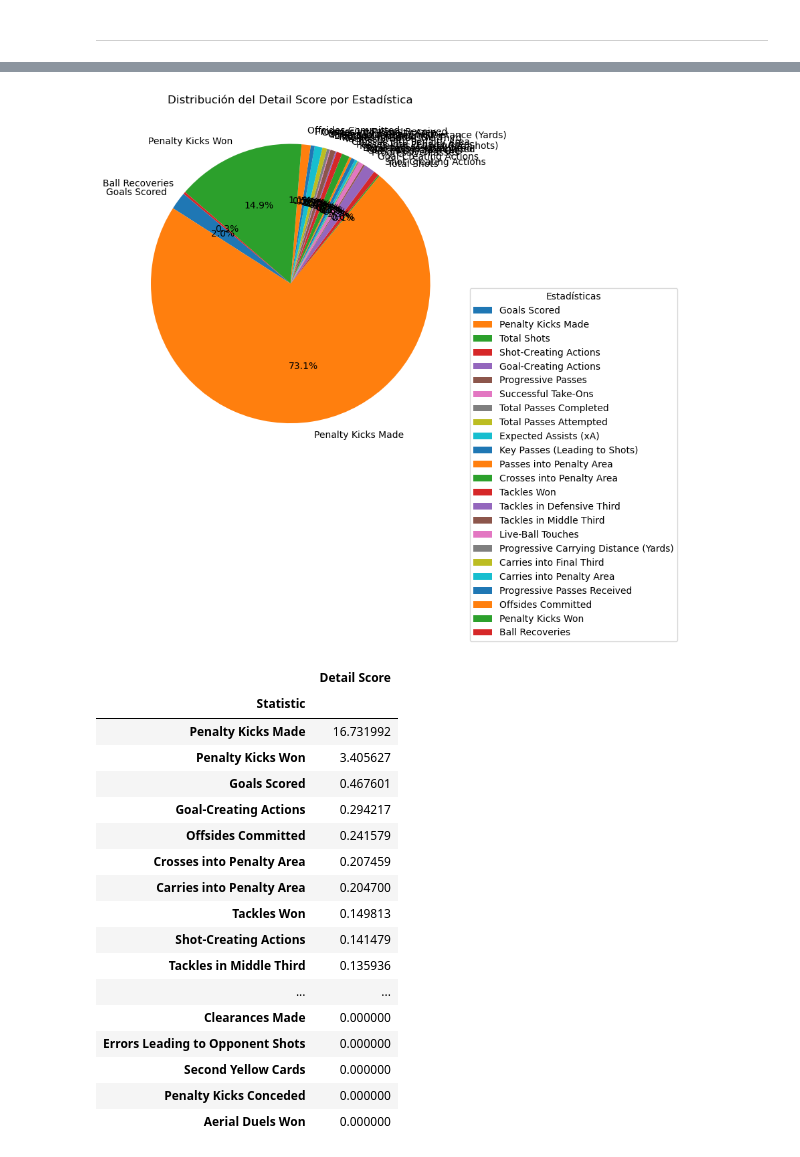
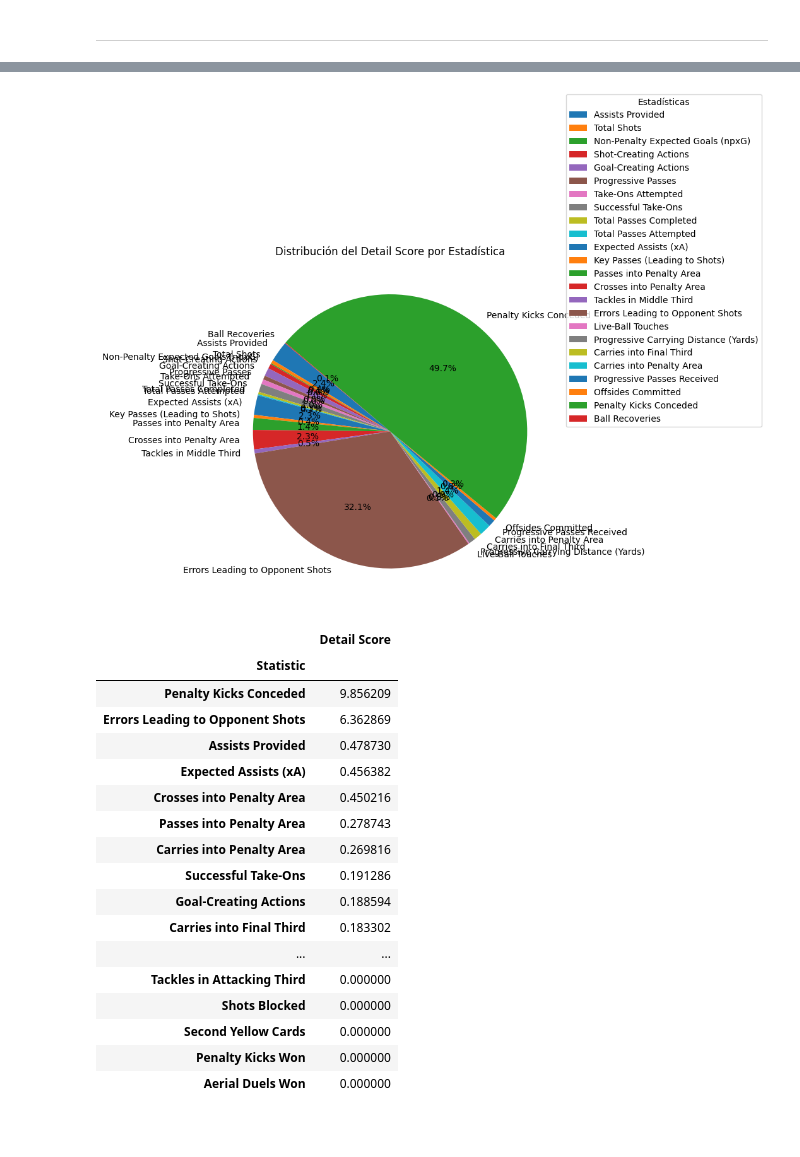
Before and after one commit to marcfolchp/thunder, a Jupyter notebook: YELO/formula-step1.ipynb, the cells around one changed output, grey strips where cells are left out. Saved outputs shown, nothing was run; the diff lists cells and outputs as text; code cells hidden in the pictures; blank space fills up the shorter version.

Commit message:
mas pruebas de scores

```diff
--- a/YELO/formula-step1.ipynb
+++ b/YELO/formula-step1.ipynb
@@ -619,55 +662,55 @@ def detail_score(db, row):
         if col in ["Group", "Score", "modified_score", "name player", "Normalized Score"]:
             continue
         group = row["Group"]
         score = (row[col] / medias[col][group]) * w[col][group]
         stats_scores.loc[col] = score
     return stats_scores
 
-detail_score_for_max_score = detail_score(new,new.loc[37801])
+detail_score_for_max_score = detail_score(new,new.loc[8847])
 
 import matplotlib.pyplot as plt
 
 # Crear el pie chart
 def plot_pie_chart(stats_scores):
     # Filtrar valores no cero
     stats_scores_filtered = stats_scores[stats_scores["Detail Score"] > 0]
 
     # Preparar datos para el gráfico
     labels = stats_scores_filtered.index  # Nombres de las estadísticas
     sizes = stats_scores_filtered["Detail Score"]  # Valores correspondientes
 
     # Crear el gráfico
     plt.figure(figsize=(10, 8))
     plt.pie(sizes, labels=labels, autopct='%1.1f%%', startangle=140)
     plt.title("Distribución del Detail Score por Estadística")
     plt.legend(labels, title="Estadísticas", loc="best", bbox_to_anchor=(1, 0.5))
     plt.tight_layout()
     plt.show()
 
 # Llamar la función con el dataframe resultante
 plot_pie_chart(detail_score_for_max_score)
 # %% [output]
-[figure, old version]
+[figure, new version]
 # %%
 detail_score_for_max_score.sort_values("Detail Score",ascending=False)
 # %% [output]
 |  | Detail Score |
 | Statistic |  |
-| Penalty Kicks Made | 16.731992 |
-| Penalty Kicks Won | 3.405627 |
-| Goals Scored | 0.467601 |
-| Goal-Creating Actions | 0.294217 |
-| Offsides Committed | 0.241579 |
-| Crosses into Penalty Area | 0.207459 |
-| Carries into Penalty Area | 0.204700 |
-| Tackles Won | 0.149813 |
-| Shot-Creating Actions | 0.141479 |
-| Tackles in Middle Third | 0.135936 |
+| Penalty Kicks Conceded | 9.856209 |
+| Errors Leading to Opponent Shots | 6.362869 |
+| Assists Provided | 0.478730 |
+| Expected Assists (xA) | 0.456382 |
+| Crosses into Penalty Area | 0.450216 |
+| Passes into Penalty Area | 0.278743 |
+| Carries into Penalty Area | 0.269816 |
+| Successful Take-Ons | 0.191286 |
+| Goal-Creating Actions | 0.188594 |
+| Carries into Final Third | 0.183302 |
 | ... | ... |
-| Clearances Made | 0.000000 |
-| Errors Leading to Opponent Shots | 0.000000 |
+| Tackles in Attacking Third | 0.000000 |
+| Shots Blocked | 0.000000 |
 | Second Yellow Cards | 0.000000 |
-| Penalty Kicks Conceded | 0.000000 |
+| Penalty Kicks Won | 0.000000 |
 | Aerial Duels Won | 0.000000 |
 # %%
 medias
```
Also changed, not shown: parts of 6 cells of this notebook, 1 other file.
